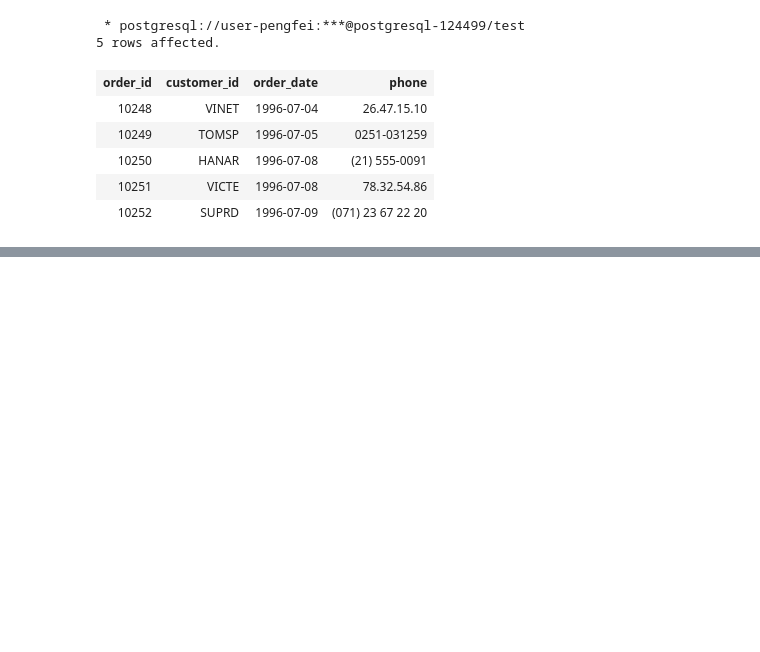
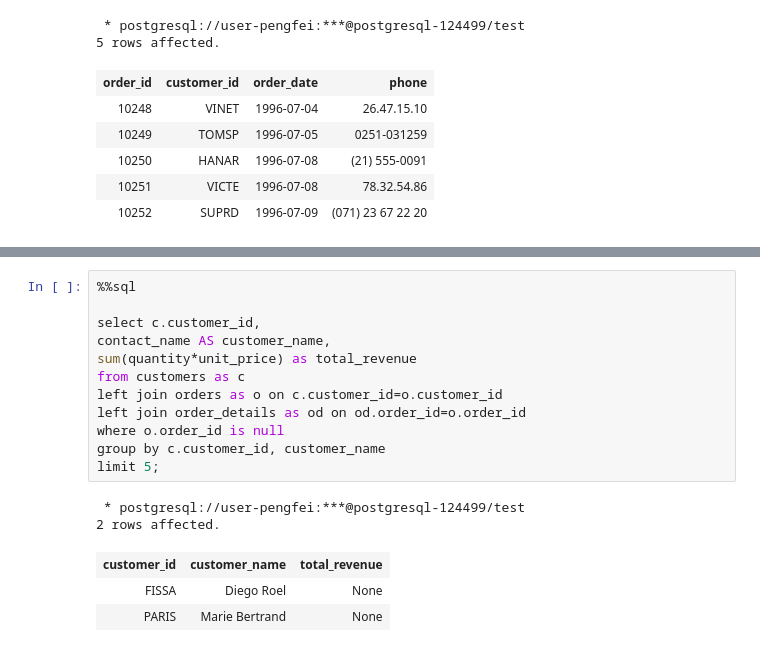
Before and after one commit to pengfei99/LearningSQL, a Jupyter notebook: Insee/notebooks/05.Join.ipynb, the cells around one changed output, grey strips where cells are left out. Drawn from its saved outputs; the diff is of its cells as text; blank space fills up the shorter version.

```diff
--- a/Insee/notebooks/05.Join.ipynb
+++ b/Insee/notebooks/05.Join.ipynb
@@ -295,0 +289,18 @@ group by c.customer_id, customer_name
+# %%
+%%sql
+
+select c.customer_id,
+contact_name AS customer_name,
+sum(quantity*unit_price) as total_revenue
+from customers as c
+left join orders as o on c.customer_id=o.customer_id
+left join order_details as od on od.order_id=o.order_id
+where o.order_id is null
+group by c.customer_id, customer_name
+limit 5;
+# %% [output]
+ * postgresql://user-pengfei:***@postgresql-124499/test
+2 rows affected.
+| customer_id | customer_name | total_revenue |
+| FISSA | Diego Roel | None |
+| PARIS | Marie Bertrand | None |
```
Also changed, not shown: parts of 16 cells of this notebook.
